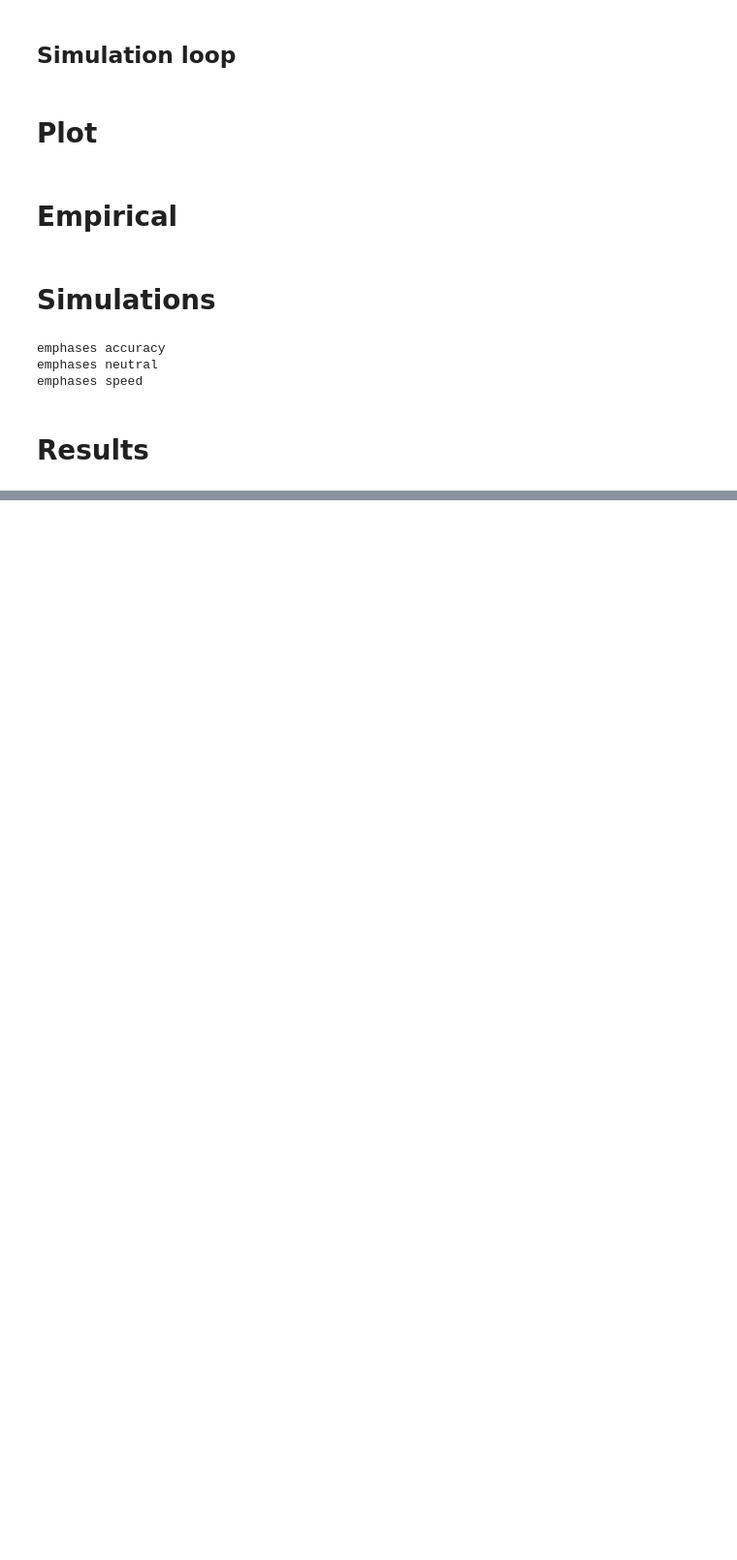
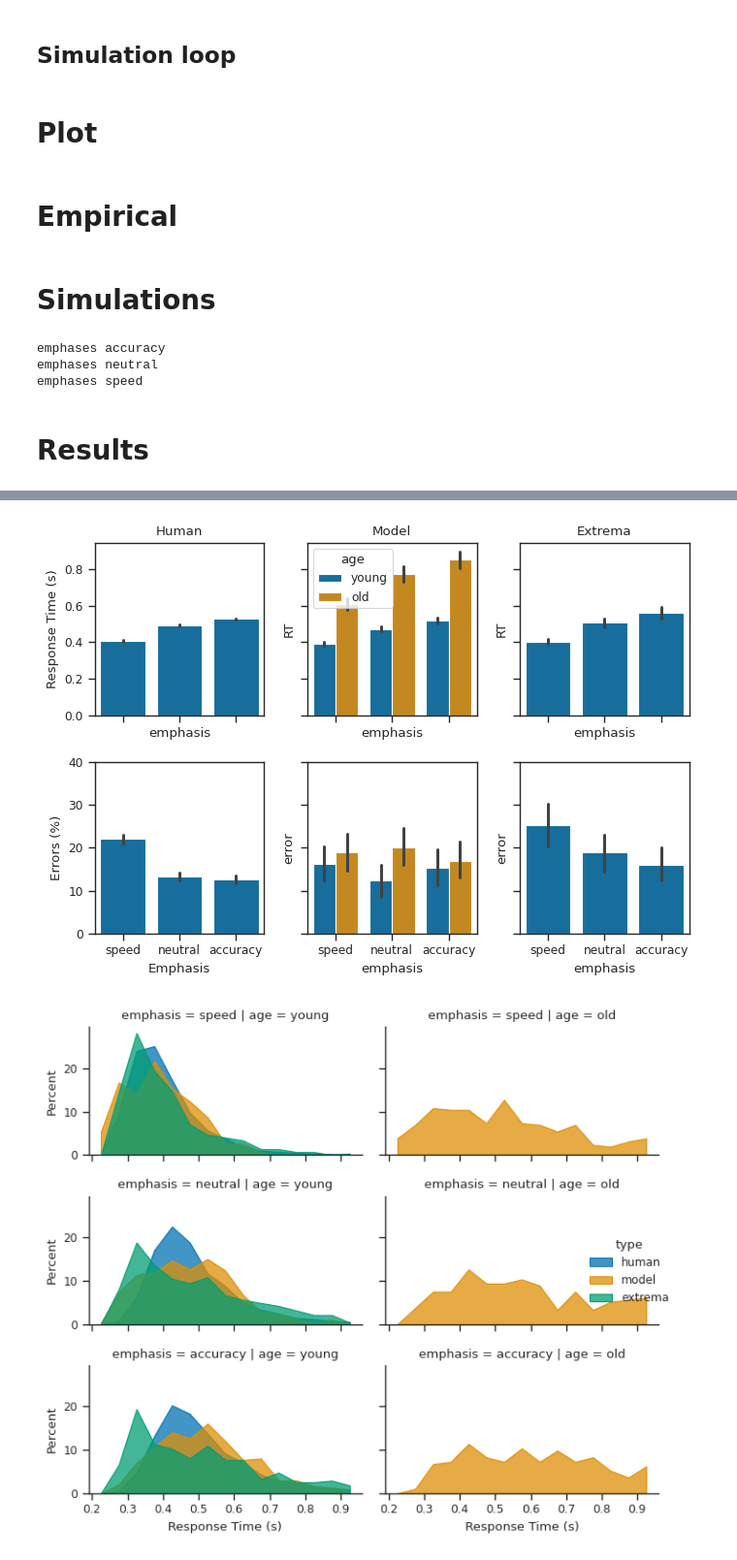
Before and after one commit to psipeter/speed-accuracy-tradeoff, a Jupyter notebook: forstmann_compare.ipynb, the cells around one changed output, grey strips where cells are left out. Shown: that part at 97% size. Saved outputs shown, nothing was run; the diff lists cells and outputs as text; code cells hidden in the pictures; blank space fills up the shorter version.

```diff
--- a/forstmann_compare.ipynb
+++ b/forstmann_compare.ipynb
@@ -407,0 +411,6 @@ plot_RTs("may29_decoders", "forstmann2011", "may30_extrema")
+# %%
+plot_young_old("may31_sigma04_da02", "forstmann2011", "may31_extrema")
+plot_RTs("may31_sigma04_da02", "forstmann2011", "may31_extrema")
+# %% [output]
+[figure, added]
+[figure, added]
```
Also changed, not shown: parts of 8 cells of this notebook, 6 other files.
